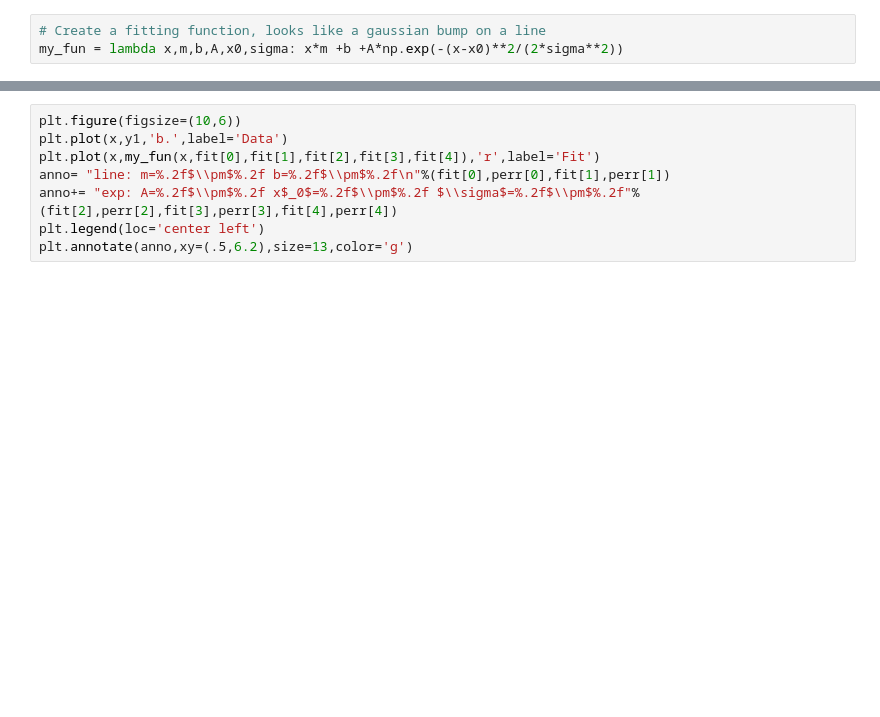
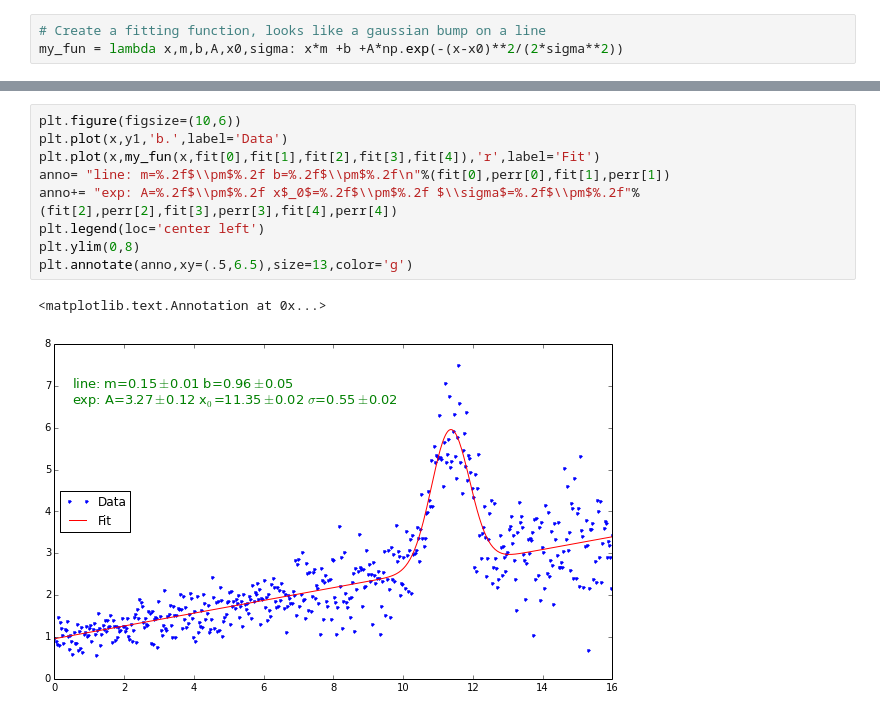
Before and after one commit to bungernut/2015PAG_ComputerDay, a Jupyter notebook: Python/5) Python Fitting.ipynb, the cells around one changed output, grey strips where cells are left out. Drawn from its saved outputs; the diff is of its cells as text; blank space fills up the shorter version.

```diff
--- a/Python/5) Python Fitting.ipynb
+++ b/Python/5) Python Fitting.ipynb
@@ -46,8 +63,12 @@ print "1 sigma errors = ",perr
 # %%
 plt.figure(figsize=(10,6))
 plt.plot(x,y1,'b.',label='Data')
 plt.plot(x,my_fun(x,fit[0],fit[1],fit[2],fit[3],fit[4]),'r',label='Fit')
 anno= "line: m=%.2f$\\pm$%.2f b=%.2f$\\pm$%.2f\n"%(fit[0],perr[0],fit[1],perr[1])
 anno+= "exp: A=%.2f$\\pm$%.2f x$_0$=%.2f$\\pm$%.2f $\\sigma$=%.2f$\\pm$%.2f"%(fit[2],perr[2],fit[3],perr[3],fit[4],perr[4])
 plt.legend(loc='center left')
-plt.annotate(anno,xy=(.5,6.2),size=13,color='g')
+plt.ylim(0,8)
+plt.annotate(anno,xy=(.5,6.5),size=13,color='g')
+# %% [output]
+<matplotlib.text.Annotation at 0x...>
+[figure, added]
```
Also changed, not shown: parts of 7 cells of this notebook, 7 other files.
